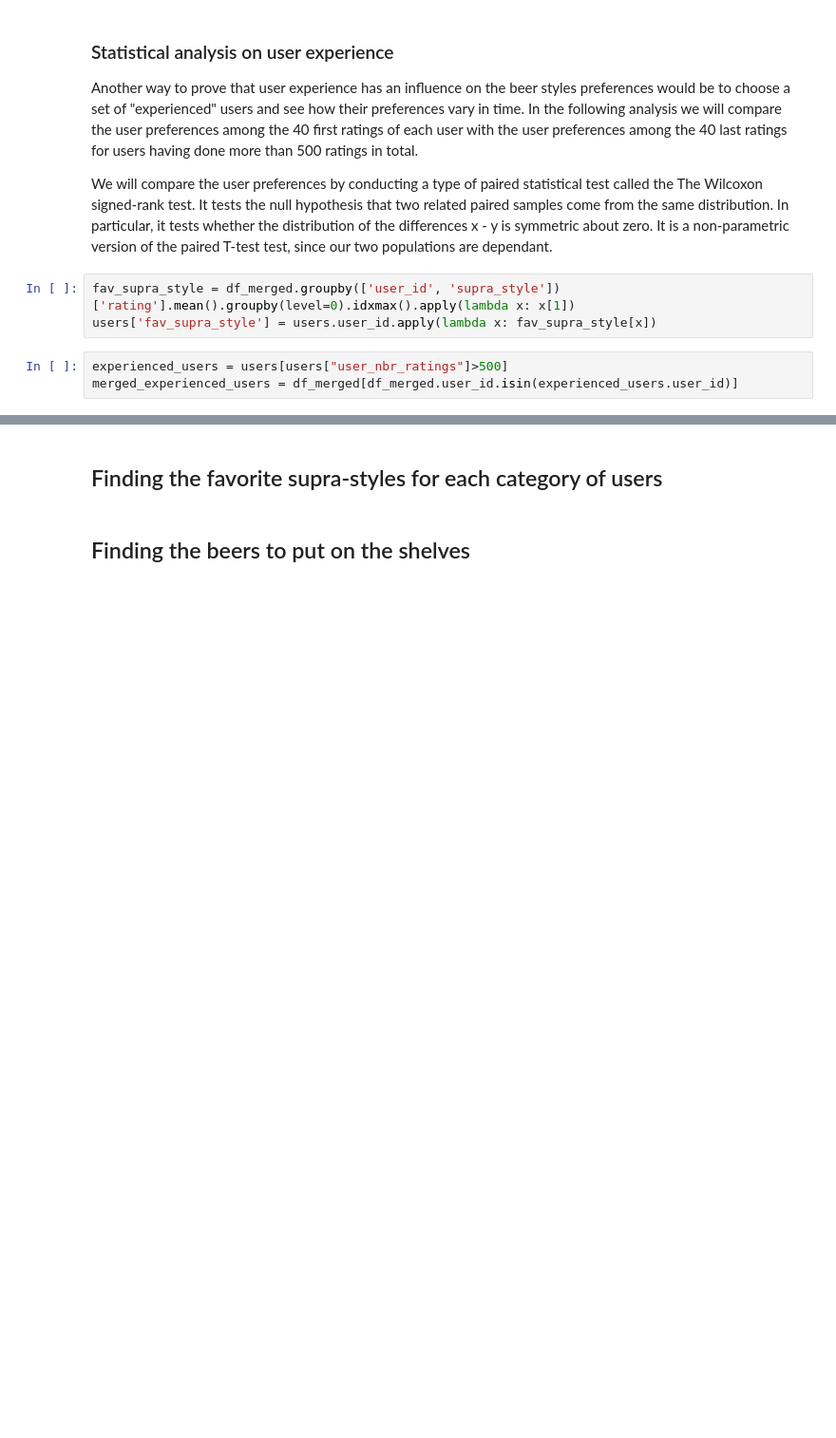
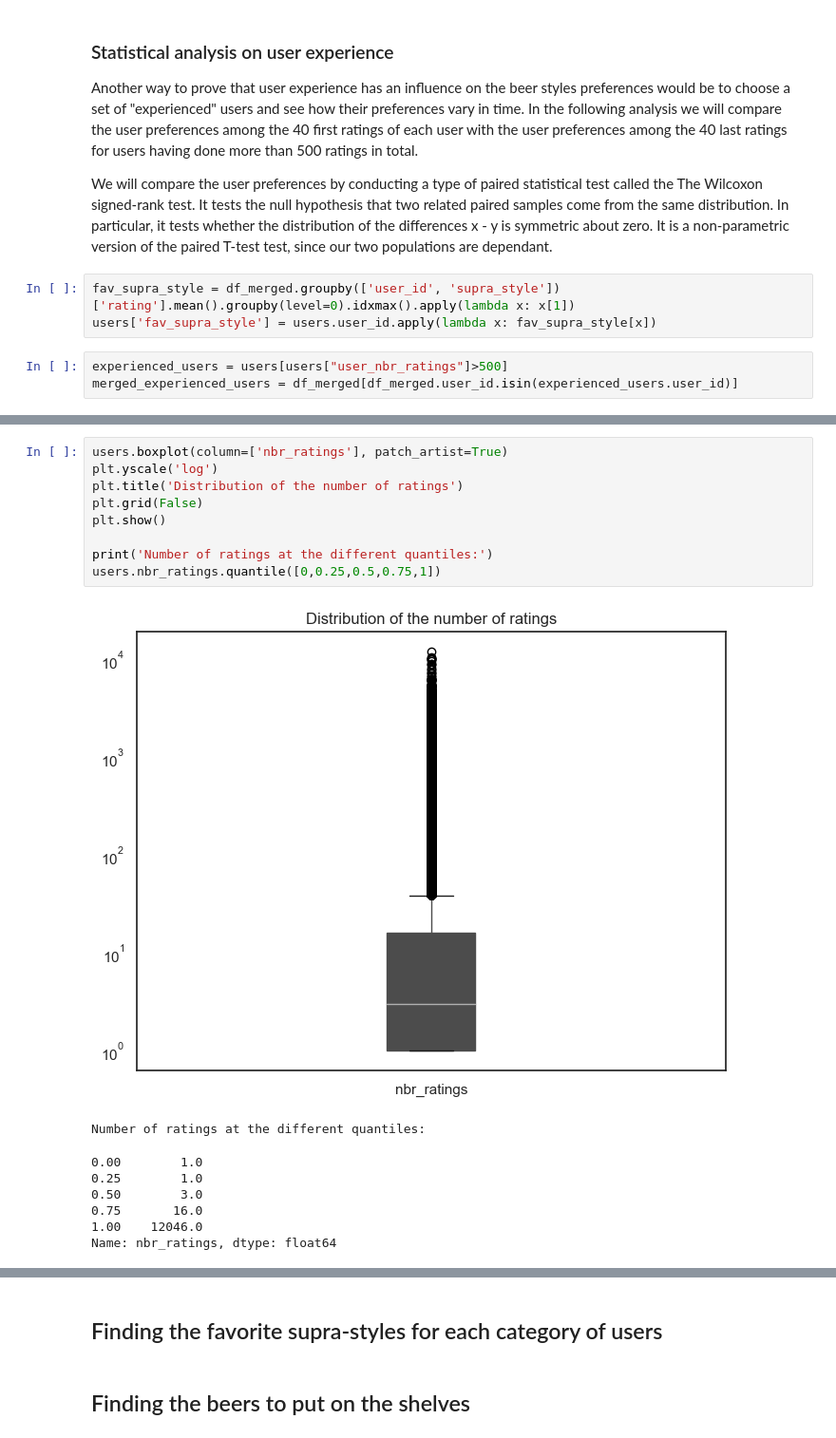
Before and after one commit to TemryL/Beer-Style-Analysis, a Jupyter notebook: milestone3.ipynb, the cells around one changed output, grey strips where cells are left out. Shown at 95% size. Saved outputs shown, nothing was run; the diff lists cells and outputs as text; blank space fills up the shorter version.

```diff
--- a/milestone3.ipynb
+++ b/milestone3.ipynb
@@ -936,0 +979,18 @@ merged_experienced_users = df_merged[df_merged.user_id.isin(experienced_users.us
+# %%
+users.boxplot(column=['nbr_ratings'], patch_artist=True)
+plt.yscale('log')
+plt.title('Distribution of the number of ratings')
+plt.grid(False)
+plt.show()
+
+print('Number of ratings at the different quantiles:')
+users.nbr_ratings.quantile([0,0.25,0.5,0.75,1])
+# %% [output]
+[figure, added]
+Number of ratings at the different quantiles:
+0.00        1.0
+0.25        1.0
+0.50        3.0
+0.75       16.0
+1.00    12046.0
+Name: nbr_ratings, dtype: float64
```
Also changed, not shown: parts of 22 cells of this notebook, 1 other file.
